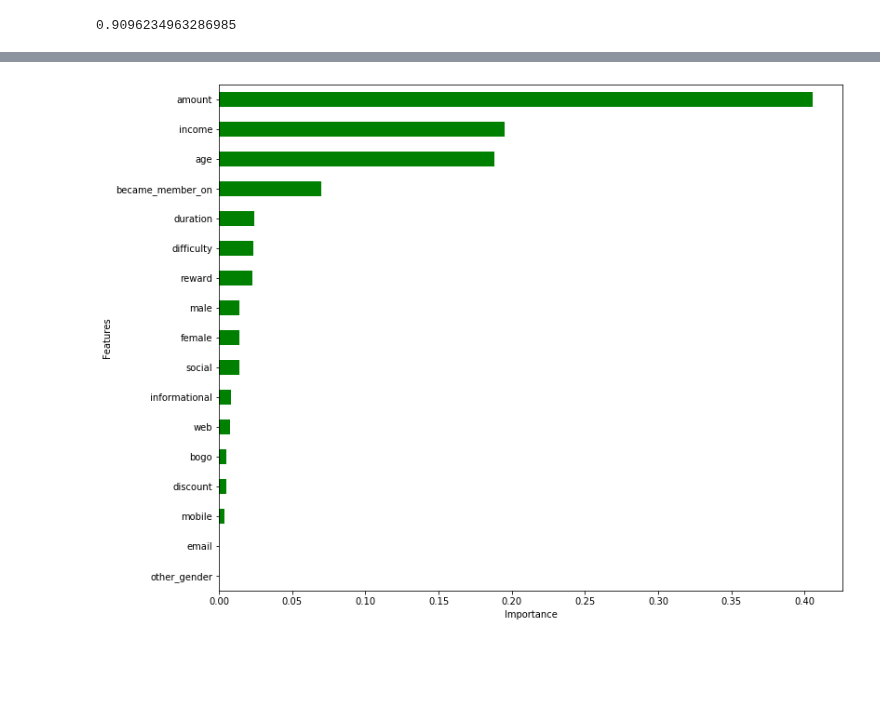
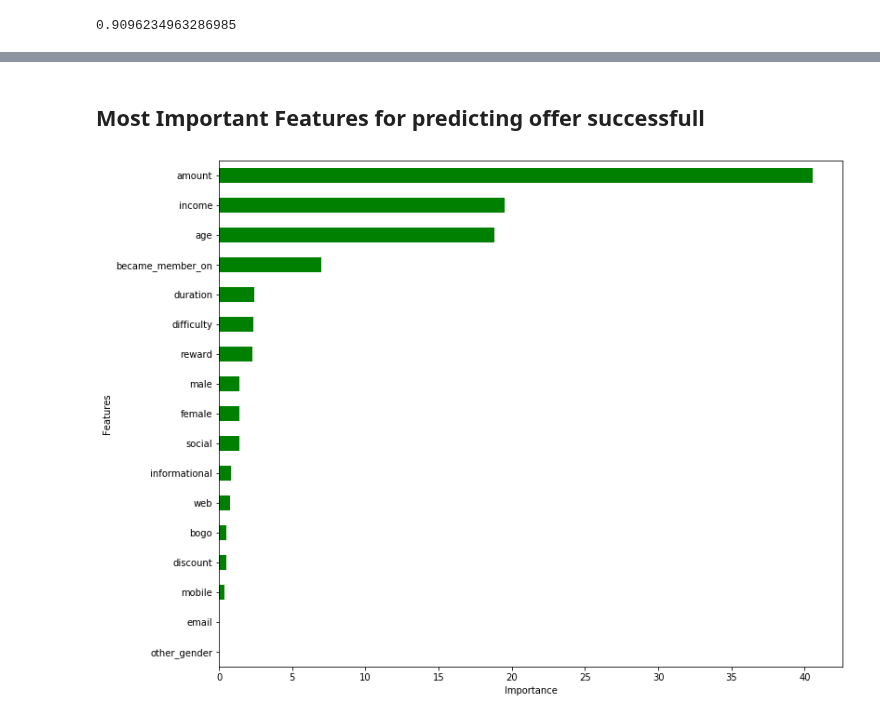
Before and after one commit to amitborkar98/Starbucks-capstone, a Jupyter notebook: Starbucks_Capstone_notebook.ipynb, the cells around one changed output, grey strips where cells are left out. Drawn from its saved outputs; the diff is of its cells as text; code cells hidden in the pictures; blank space fills up the shorter version.

```diff
--- a/Starbucks_Capstone_notebook.ipynb
+++ b/Starbucks_Capstone_notebook.ipynb
@@ -1646,9 +1688,12 @@ f1_score(y_pred_testing, y_test)
+# %% [markdown]
+## Most Important Features for predicting offer successfull
 # %%
 importances_rf = pd.Series(ada.feature_importances_, index = X.columns)
+importances_rf = importances_rf * 100
 sorted_importances_rf = importances_rf.sort_values()
 sorted_importances_rf.plot(kind='barh', color='green', figsize=(12,10));
 plt.xlabel('Importance');
 plt.ylabel('Features');
 plt.show();
 # %% [output]
-[figure, old version]
+[figure, new version]
```
Also changed, not shown: parts of 19 cells of this notebook, 3 other files.
